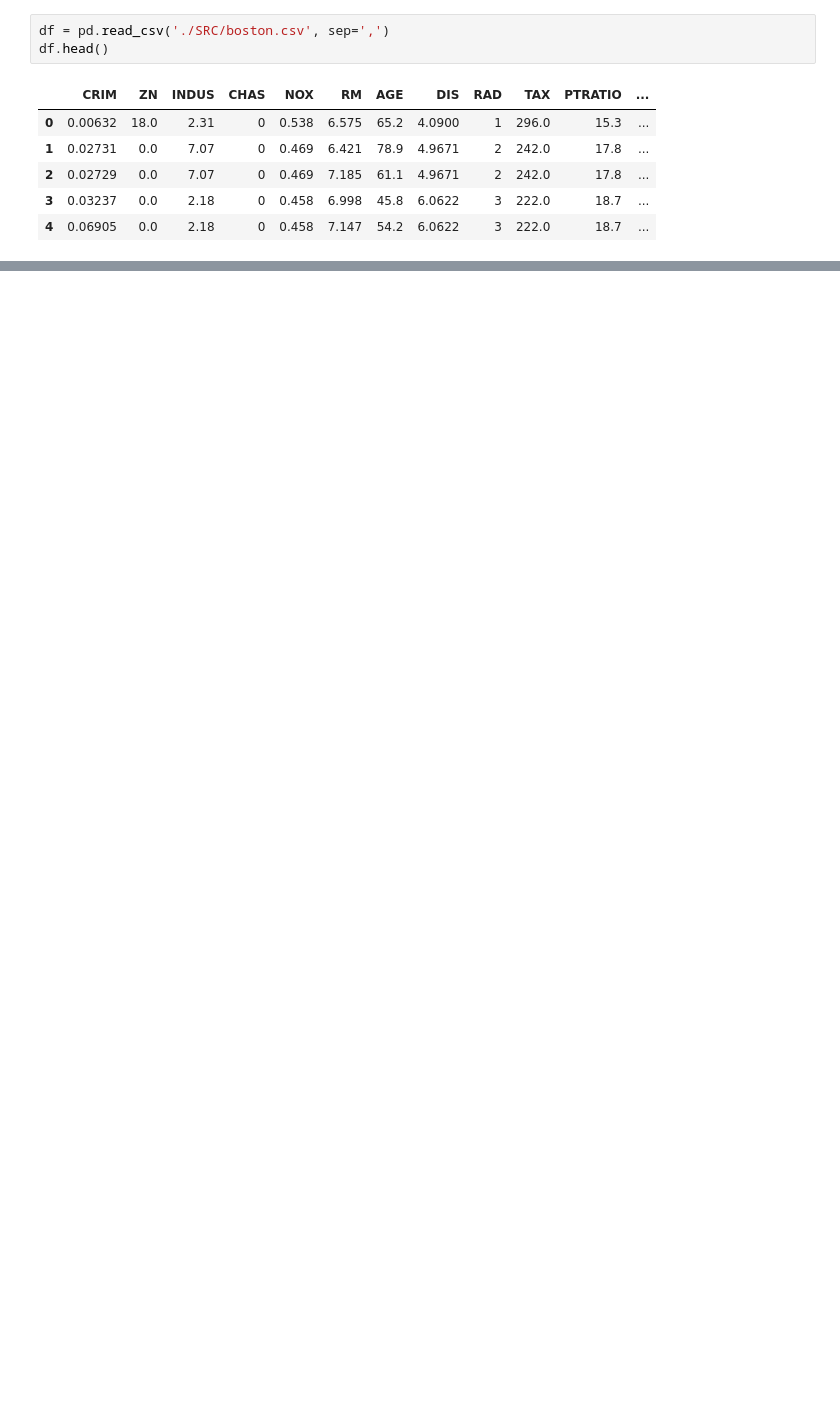
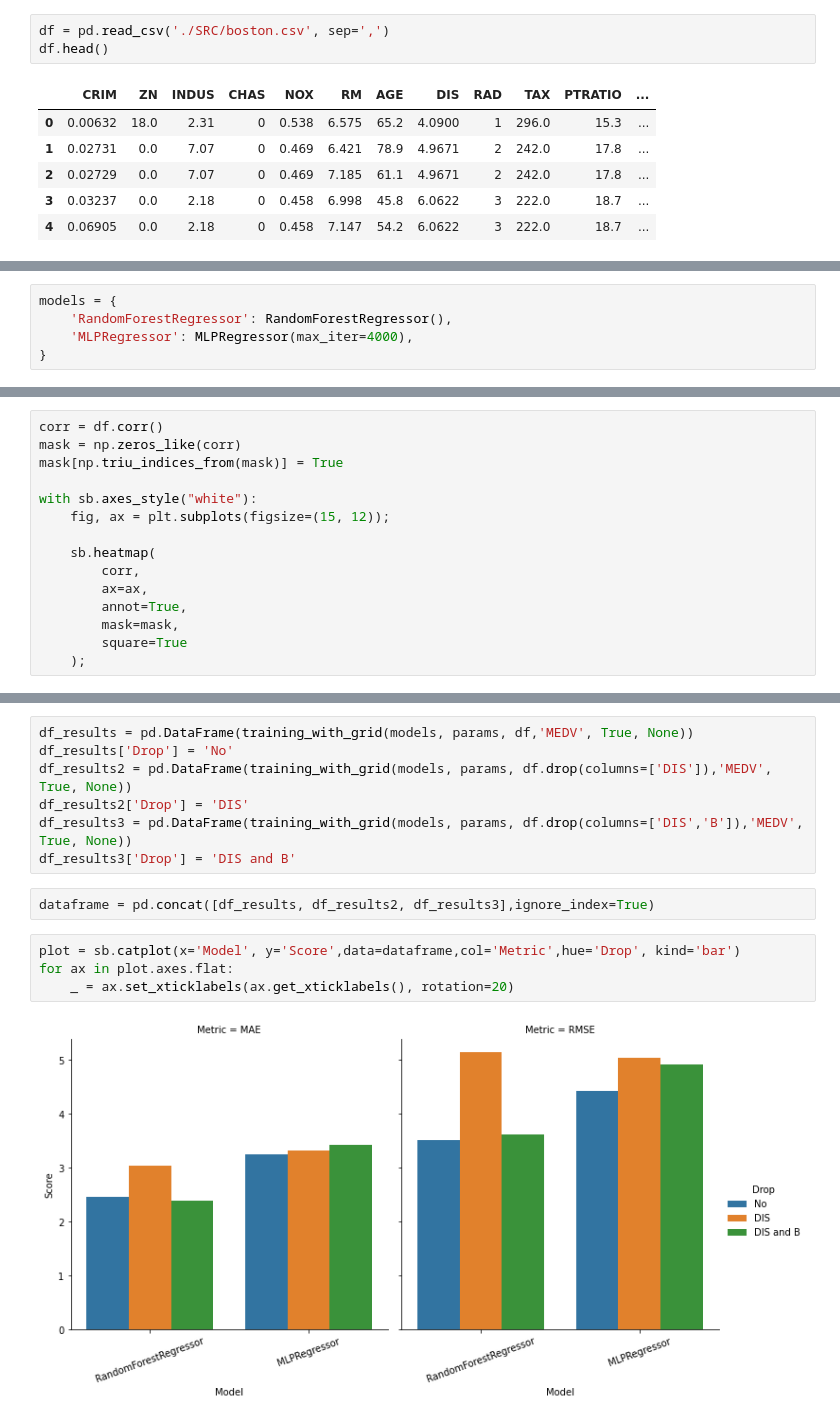
Before and after one commit to GeovaneBarros/Mentoria_Lead, a Jupyter notebook: exercicios5.ipynb, the cells around one changed output, grey strips where cells are left out. Cells and saved outputs as stored; diff of their text form; blank space fills up the shorter version.

```diff
--- a/exercicios5.ipynb
+++ b/exercicios5.ipynb
@@ -123,0 +109,5 @@ The difference between unchanged, normalized, and standardized datasets is very
+# %%
+models = {
+    'RandomForestRegressor': RandomForestRegressor(),
+    'MLPRegressor': MLPRegressor(max_iter=4000),
+}
@@ -123,0 +116,15 @@ The difference between unchanged, normalized, and standardized datasets is very
+# %%
+corr = df.corr()
+mask = np.zeros_like(corr)
+mask[np.triu_indices_from(mask)] = True
+
+with sb.axes_style("white"):
+    fig, ax = plt.subplots(figsize=(15, 12));
+
+    sb.heatmap(
+        corr,
+        ax=ax,
+        annot=True,
+        mask=mask,
+        square=True
+    );
@@ -123,0 +133,15 @@ The difference between unchanged, normalized, and standardized datasets is very
+# %%
+df_results = pd.DataFrame(training_with_grid(models, params, df,'MEDV', True, None))
+df_results['Drop'] = 'No'
+df_results2 = pd.DataFrame(training_with_grid(models, params, df.drop(columns=['DIS']),'MEDV', True, None))
+df_results2['Drop'] = 'DIS'
+df_results3 = pd.DataFrame(training_with_grid(models, params, df.drop(columns=['DIS','B']),'MEDV', True, None))
+df_results3['Drop'] = 'DIS and B'
+# %%
+dataframe = pd.concat([df_results, df_results2, df_results3],ignore_index=True)
+# %%
+plot = sb.catplot(x='Model', y='Score',data=dataframe,col='Metric',hue='Drop', kind='bar')
+for ax in plot.axes.flat:
+    _ = ax.set_xticklabels(ax.get_xticklabels(), rotation=20)
+# %% [output]
+[figure, added]
```
Also changed, not shown: parts of 34 cells of this notebook, 8 other files.
